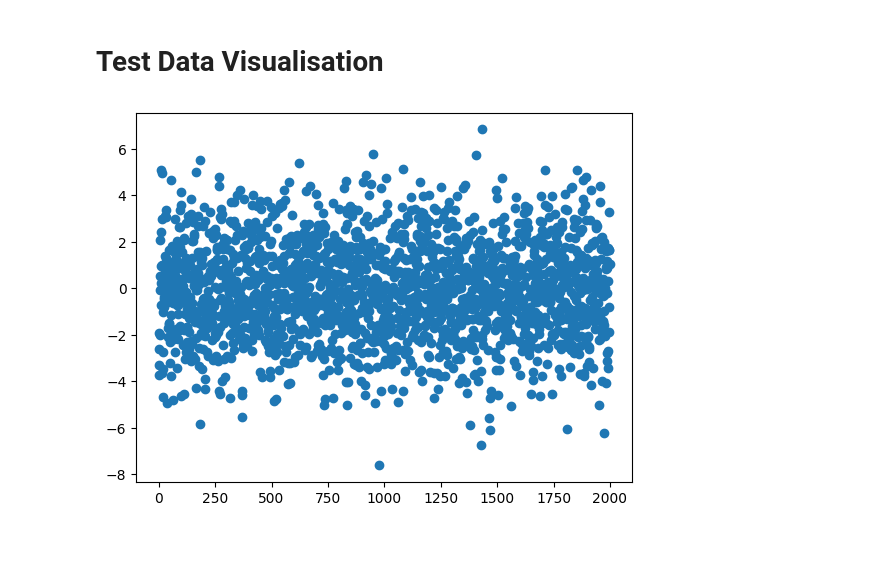
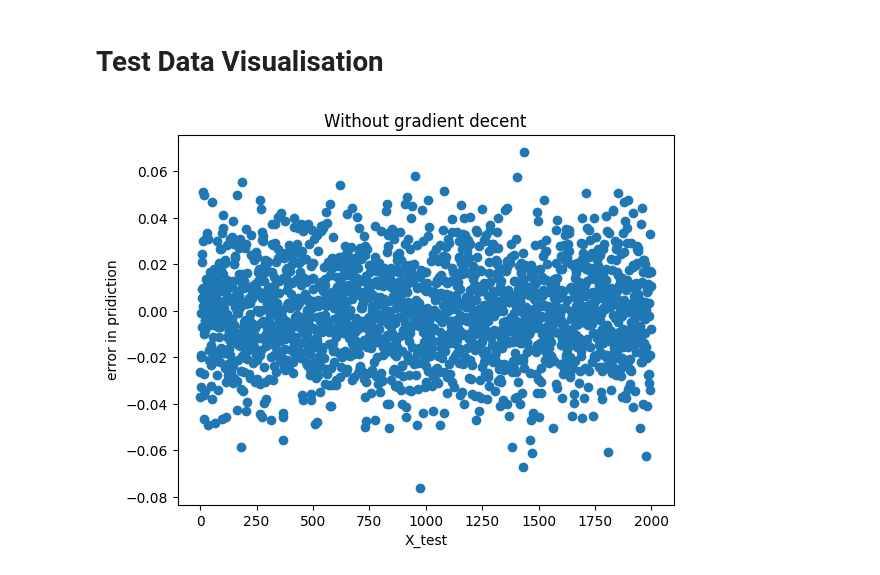
Before and after one commit to anshulrath0re/Multiple_Linear_regression_from_scratch, a Jupyter notebook: MLR_Sratch.ipynb, the cells around one changed output. Saved outputs shown, nothing was run; the diff lists cells and outputs as text; code cells hidden in the pictures; blank space fills up the shorter version.

```diff
--- a/MLR_Sratch.ipynb
+++ b/MLR_Sratch.ipynb
@@ -43,0 +34,2 @@ array([[ 7, 99,  1,  9,  1],
+# %%
+X = X/[10,100,1,10,10]
@@ -44,2 +46,2 @@ array([[ 7, 99,  1,  9,  1],
 # %%
-y
+y = y/100
@@ -194,7 +198,10 @@ print(MSE(w_s, X_train, y_train))
 # %%
 y_d = X_test.dot(w)
 plt.figure()
 plt.scatter(range(2000),y_test- y_d)
+plt.xlabel("X_test")
+plt.ylabel("error in pridiction")
+plt.title("Without gradient decent")
 plt.show()
 # %% [output]
-[figure, old version]
+[figure, new version]
```
Also changed, not shown: parts of 26 cells of this notebook.
